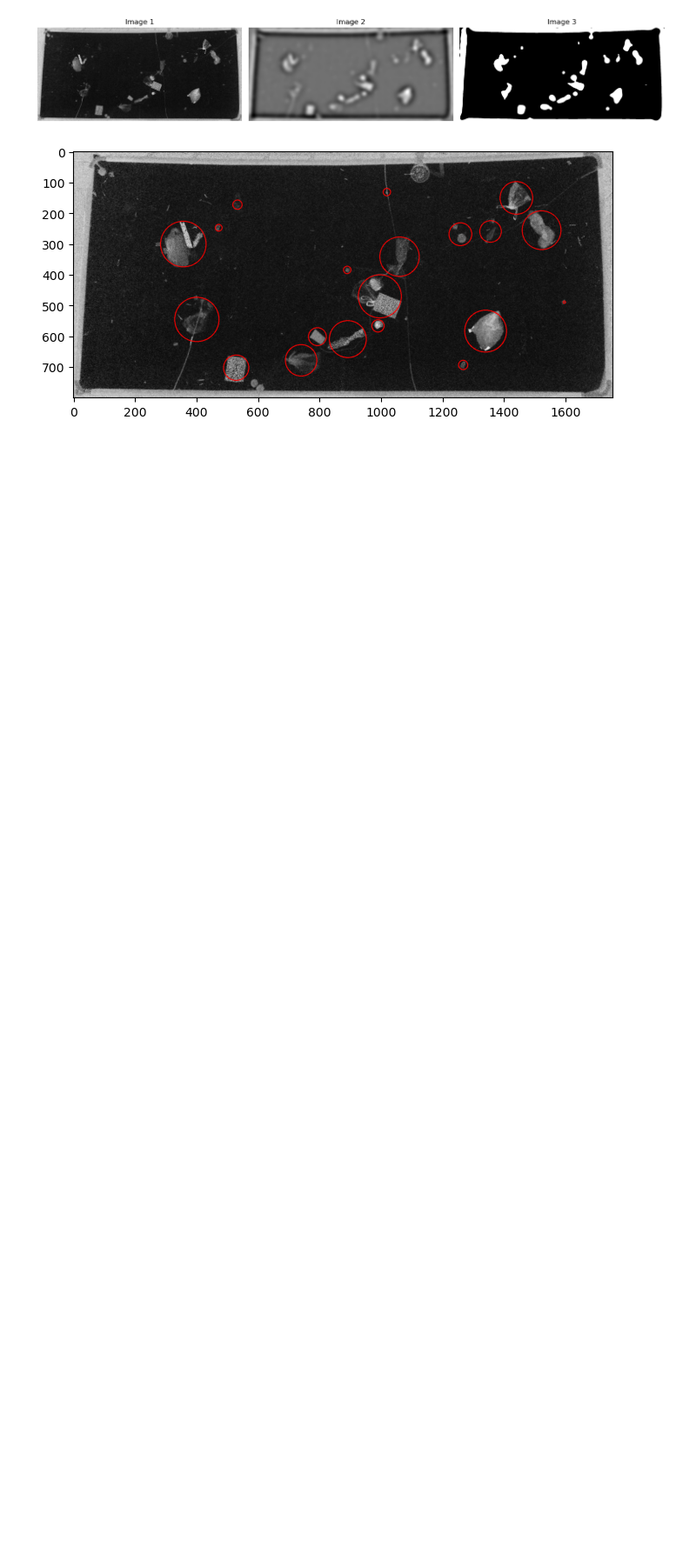
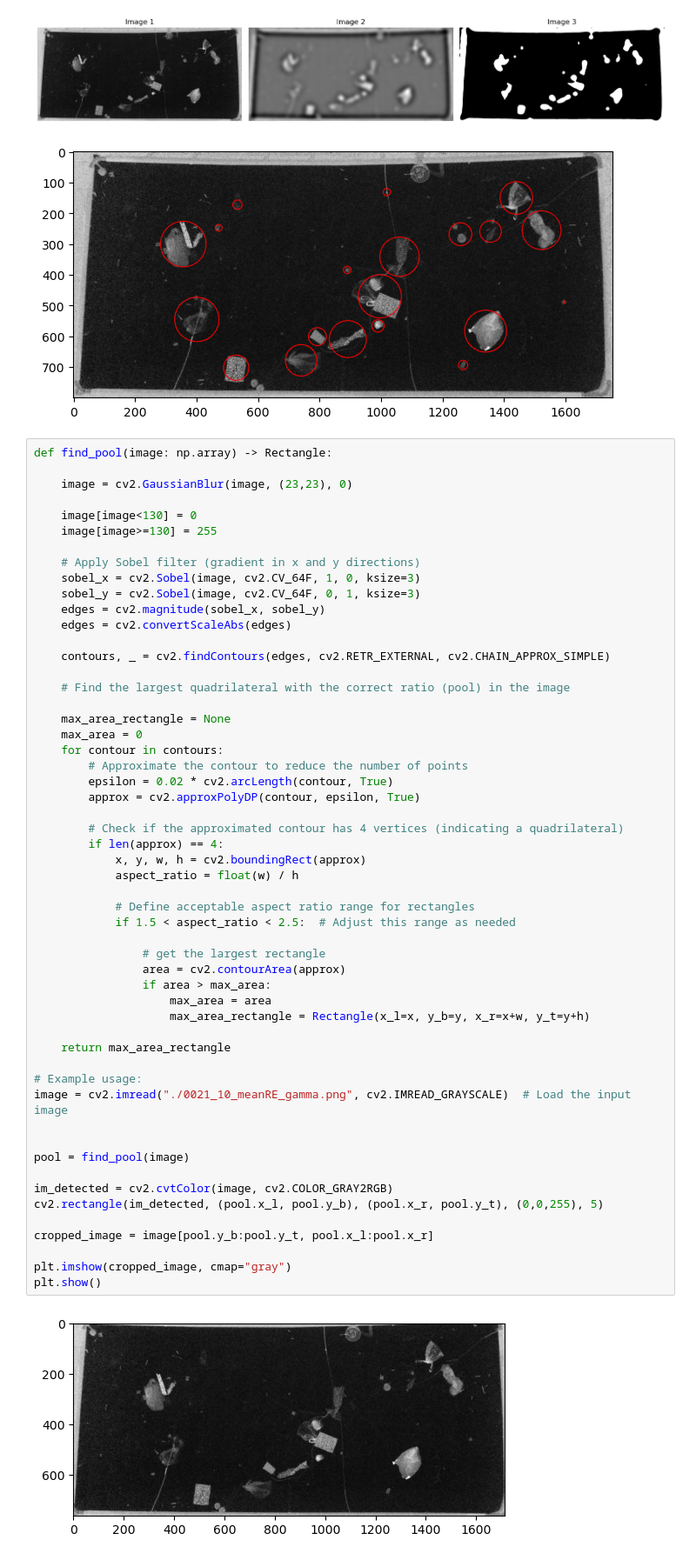
Before and after one commit to annapanfil/multispectral, a Jupyter notebook: detect_blobs.ipynb, the cells around one changed output. Shown at 87% size. Drawn from its saved outputs; the diff is of its cells as text; blank space fills up the shorter version.

Commit message:
feat: find pool in the drone image

```diff
--- a/detect_blobs.ipynb
+++ b/detect_blobs.ipynb
@@ -108,3 +108,59 @@ draw_litter(image, sigma, dog_threshold, size_max_threshold, verb=True)
 # %% [output]
 [figure]
 [figure]
+# %%
+def find_pool(image: np.array) -> Rectangle:
+
+    image = cv2.GaussianBlur(image, (23,23), 0)
+
+    image[image<130] = 0
+    image[image>=130] = 255
+
+    # Apply Sobel filter (gradient in x and y directions)
+    sobel_x = cv2.Sobel(image, cv2.CV_64F, 1, 0, ksize=3)
+    sobel_y = cv2.Sobel(image, cv2.CV_64F, 0, 1, ksize=3)
+    edges = cv2.magnitude(sobel_x, sobel_y)
+    edges = cv2.convertScaleAbs(edges)
+
+    contours, _ = cv2.findContours(edges, cv2.RETR_EXTERNAL, cv2.CHAIN_APPROX_SIMPLE)
+
+    # Find the largest quadrilateral with the correct ratio (pool) in the image
+
+    max_area_rectangle = None
+    max_area = 0
+    for contour in contours:
+        # Approximate the contour to reduce the number of points
+        epsilon = 0.02 * cv2.arcLength(contour, True)
+        approx = cv2.approxPolyDP(contour, epsilon, True)
+
+        # Check if the approximated contour has 4 vertices (indicating a quadrilateral)
+        if len(approx) == 4:
+            x, y, w, h = cv2.boundingRect(approx)
+            aspect_ratio = float(w) / h
+
+            # Define acceptable aspect ratio range for rectangles
+            if 1.5 < aspect_ratio < 2.5:  # Adjust this range as needed
+
+                # get the largest rectangle
+                area = cv2.contourArea(approx)
+                if area > max_area:
+                    max_area = area
+                    max_area_rectangle = Rectangle(x_l=x, y_b=y, x_r=x+w, y_t=y+h)
+
+    return max_area_rectangle
+
+# Example usage:
+image = cv2.imread("./0021_10_meanRE_gamma.png", cv2.IMREAD_GRAYSCALE)  # Load the input image
+
+
+pool = find_pool(image)
+
+im_detected = cv2.cvtColor(image, cv2.COLOR_GRAY2RGB)
+cv2.rectangle(im_detected, (pool.x_l, pool.y_b), (pool.x_r, pool.y_t), (0,0,255), 5)
+
+cropped_image = image[pool.y_b:pool.y_t, pool.x_l:pool.x_r]
+
+plt.imshow(cropped_image, cmap="gray")
+plt.show()
+# %% [output]
+[figure, added]
```
